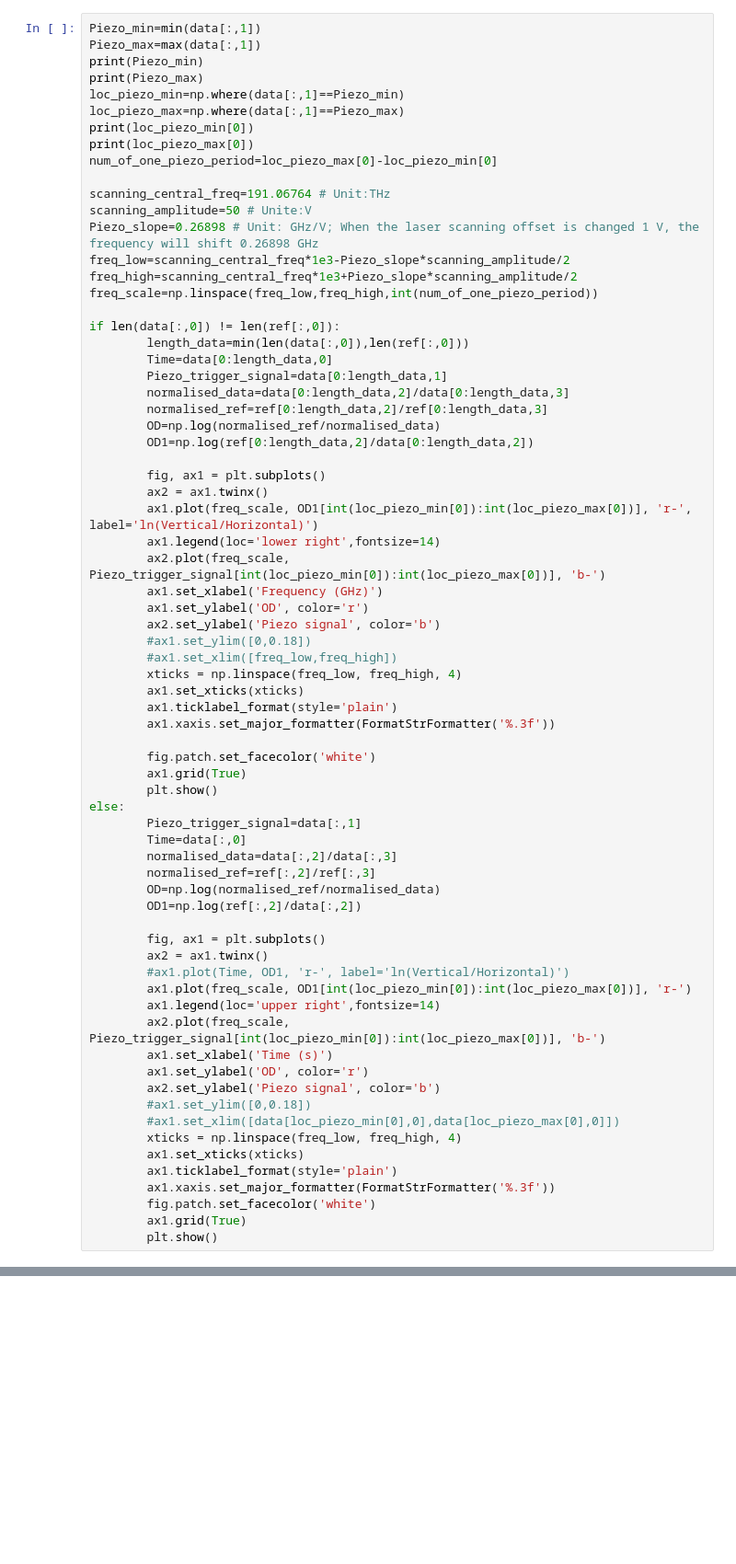
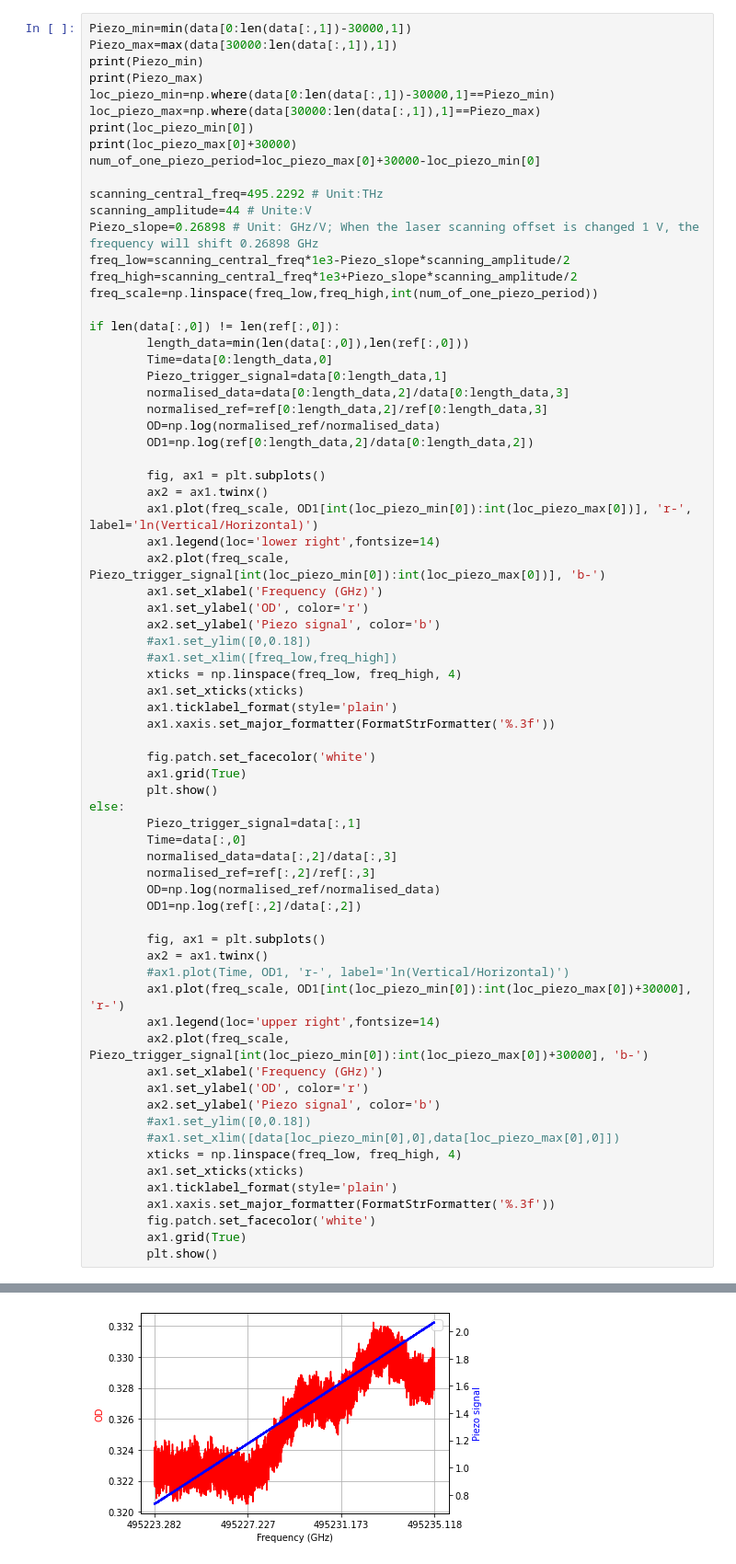
Before and after one commit to JUOM2016/Quick_cal_and_plotting, a Jupyter notebook: absorption_using_laser.ipynb, the cells around one changed output, grey strips where cells are left out. Shown: that part at 92% size. Drawn from its saved outputs; the diff is of its cells as text; blank space fills up the shorter version.

```diff
--- a/absorption_using_laser.ipynb
+++ b/absorption_using_laser.ipynb
@@ -153,18 +153,18 @@ else:
 No artists with labels found to put in legend.  Note that artists whose label start with an underscore are ignored when legend() is called with no argument.
 [figure]
 # %%
-Piezo_min=min(data[:,1])
-Piezo_max=max(data[:,1])
+Piezo_min=min(data[0:len(data[:,1])-30000,1])
+Piezo_max=max(data[30000:len(data[:,1]),1])
 print(Piezo_min)
 print(Piezo_max)
-loc_piezo_min=np.where(data[:,1]==Piezo_min)
-loc_piezo_max=np.where(data[:,1]==Piezo_max)
+loc_piezo_min=np.where(data[0:len(data[:,1])-30000,1]==Piezo_min)
+loc_piezo_max=np.where(data[30000:len(data[:,1]),1]==Piezo_max)
 print(loc_piezo_min[0])
-print(loc_piezo_max[0])
-num_of_one_piezo_period=loc_piezo_max[0]-loc_piezo_min[0]
+print(loc_piezo_max[0]+30000)
+num_of_one_piezo_period=loc_piezo_max[0]+30000-loc_piezo_min[0]
 
-scanning_central_freq=191.06764 # Unit:THz
-scanning_amplitude=50 # Unite:V
+scanning_central_freq=495.2292 # Unit:THz
+scanning_amplitude=44 # Unite:V
 Piezo_slope=0.26898 # Unit: GHz/V; When the laser scanning offset is changed 1 V, the frequency will shift 0.26898 GHz
 freq_low=scanning_central_freq*1e3-Piezo_slope*scanning_amplitude/2
 freq_high=scanning_central_freq*1e3+Piezo_slope*scanning_amplitude/2
@@ -208,10 +208,10 @@ else:
         fig, ax1 = plt.subplots()
         ax2 = ax1.twinx()
         #ax1.plot(Time, OD1, 'r-', label='ln(Vertical/Horizontal)')
-        ax1.plot(freq_scale, OD1[int(loc_piezo_min[0]):int(loc_piezo_max[0])], 'r-')
+        ax1.plot(freq_scale, OD1[int(loc_piezo_min[0]):int(loc_piezo_max[0])+30000], 'r-')
         ax1.legend(loc='upper right',fontsize=14)
-        ax2.plot(freq_scale, Piezo_trigger_signal[int(loc_piezo_min[0]):int(loc_piezo_max[0])], 'b-')
-        ax1.set_xlabel('Time (s)')
+        ax2.plot(freq_scale, Piezo_trigger_signal[int(loc_piezo_min[0]):int(loc_piezo_max[0])+30000], 'b-')
+        ax1.set_xlabel('Frequency (GHz)')
         ax1.set_ylabel('OD', color='r')
         ax2.set_ylabel('Piezo signal', color='b')
         #ax1.set_ylim([0,0.18])
@@ -231,0 +232 @@ ValueError: Number of samples, -86196, must be non-negative.
+[figure, added]
```
Also changed, not shown: parts of 1 cell of this notebook.
